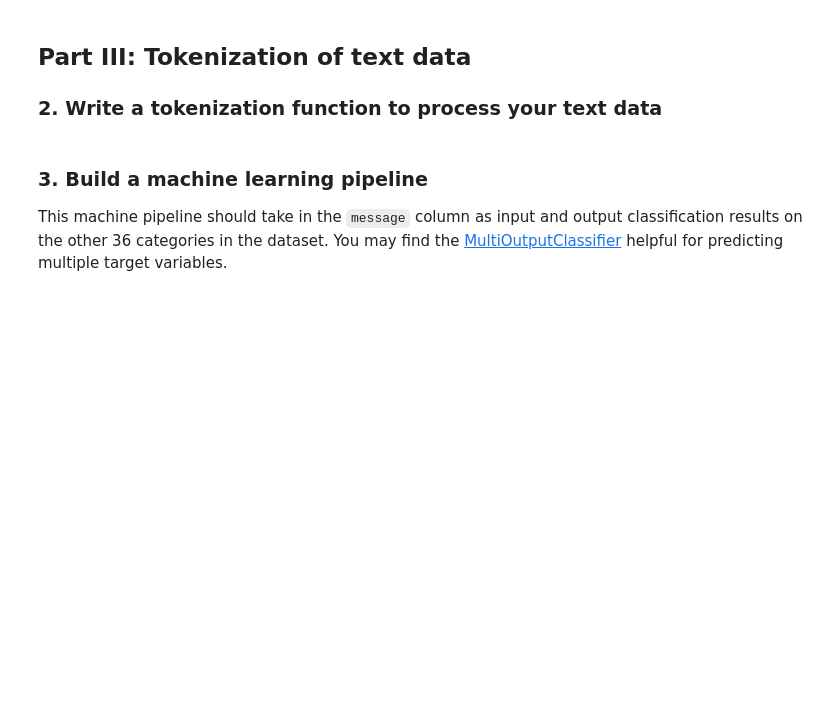
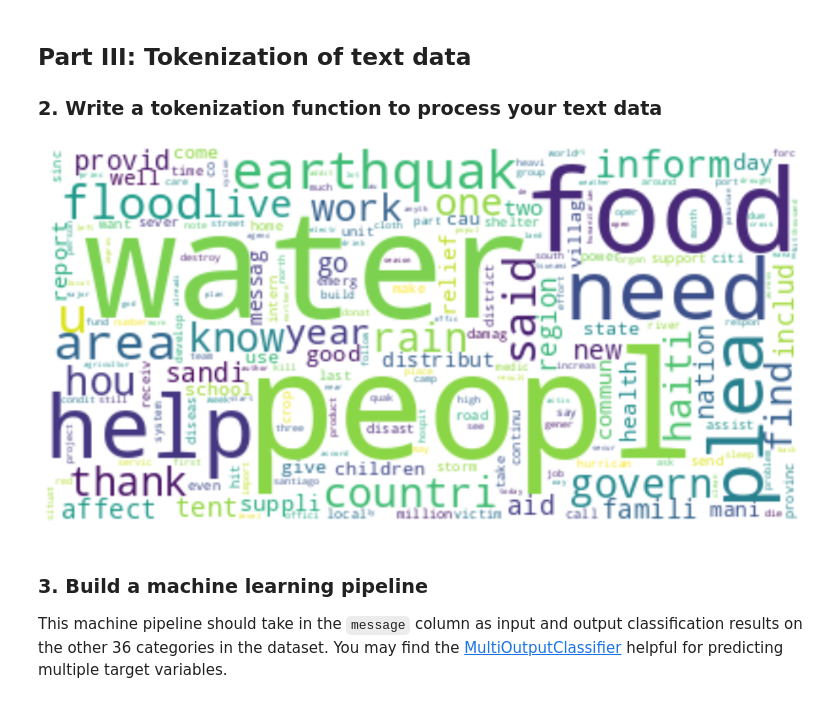
Before and after one commit to defunSM/Data-Science-Portfolio, a Jupyter notebook: Diasaster Response Classification/ML Pipeline Preparation.ipynb, the cells around one changed output. Cells and saved outputs as stored; diff of their text form; code cells hidden in the pictures; blank space fills up the shorter version.

```diff
--- a/Diasaster Response Classification/ML Pipeline Preparation.ipynb
+++ b/Diasaster Response Classification/ML Pipeline Preparation.ipynb
@@ -212,6 +228,20 @@ def tokenize(text):
     clean_tokens = [ stemmer.stem(word) for word in tokens if word not in stop_words]
 
     return clean_tokens
+# %%
+# Display a word cloud of all the words in the messages
+import matplotlib.pyplot as plt
+from wordcloud import WordCloud
+
+text = tokenize(" ".join(i for i in df['message']))
+text = " ".join(i for i in text)
+
+word_cloud = WordCloud(collocations = False, background_color = 'white').generate(text)
+plt.imshow(word_cloud, interpolation='bilinear')
+plt.axis("off")
+plt.show()
+# %% [output]
+[figure, added]
 # %% [markdown]
 ### 3. Build a machine learning pipeline
 This machine pipeline should take in the `message` column as input and output classification results on the other 36 categories in the dataset. You may find the [MultiOutputClassifier](http://scikit-learn.org/stable/modules/generated/sklearn.multioutput.MultiOutputClassifier.html) helpful for predicting multiple target variables.
```
Also changed, not shown: parts of 8 cells of this notebook, 2 other files.
